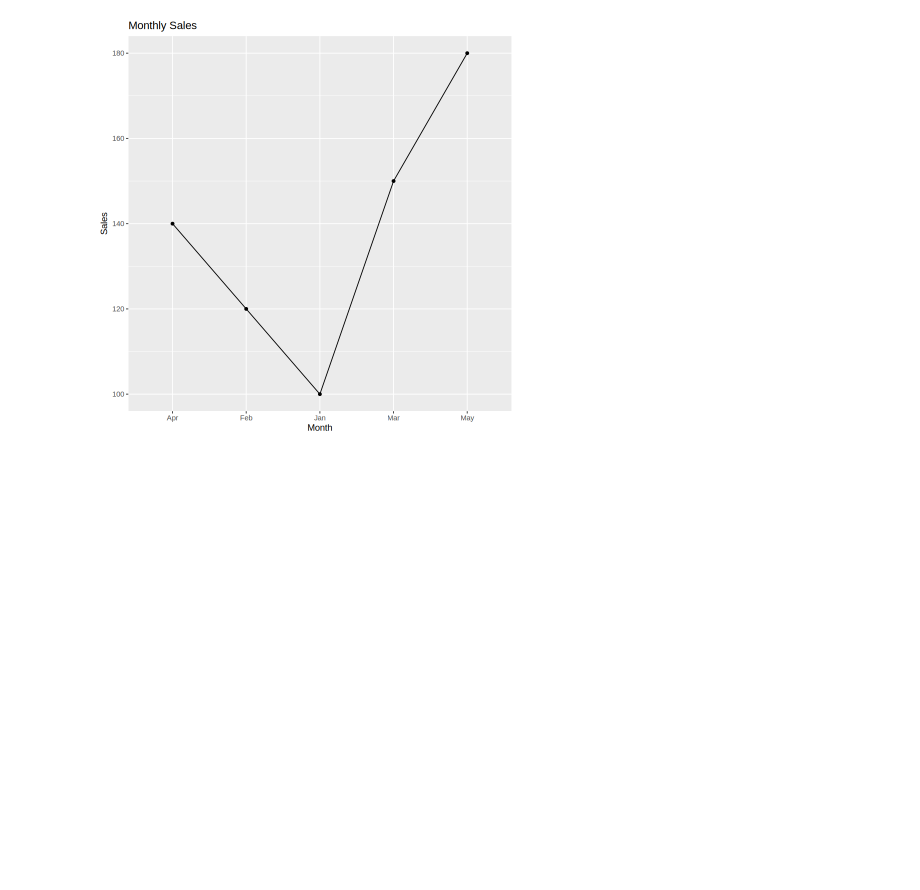
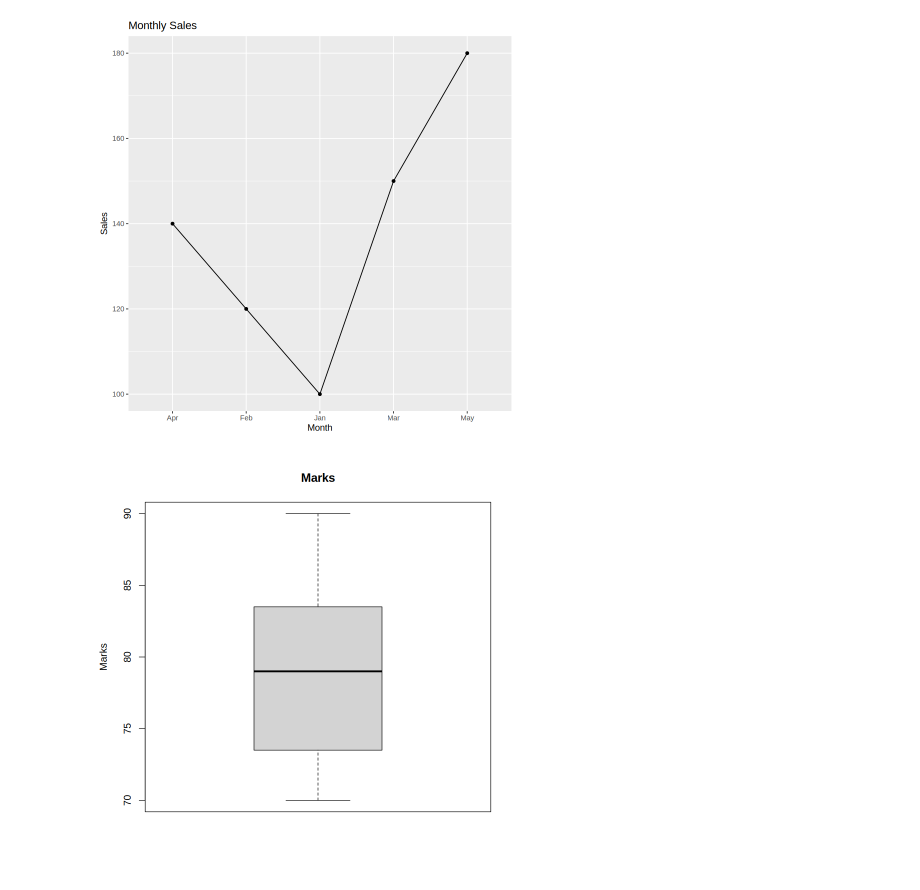
Before and after one commit to rakeshrabadiya/RwithML-GCF, a Jupyter notebook: Introduction_to_R_with_ML.ipynb, the cells around one changed output. Saved outputs shown, nothing was run; the diff lists cells and outputs as text; code cells hidden in the pictures; blank space fills up the shorter version.

```diff
--- a/Introduction_to_R_with_ML.ipynb
+++ b/Introduction_to_R_with_ML.ipynb
@@ -1195,3 +1195,15 @@ ggplot(data, aes(x = Month, y = Sales, group = 1)) +
   )
 # %% [output]
 [figure]
+# %%
+# Create vector of marks with an outlier (200)
+marks <- c(70, 72, 75, 78, 80, 82, 85, 90)
+
+# Create boxplot
+boxplot(
+  marks,
+  main = "Marks", # Title of the plot
+  ylab = "Marks"  # Y-axis label
+)
+# %% [output]
+[figure, added]
```
